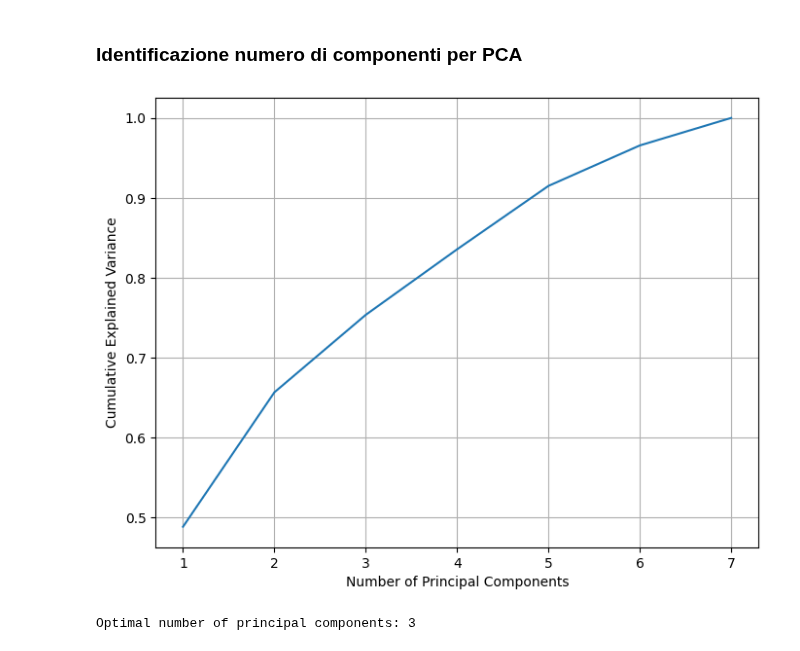
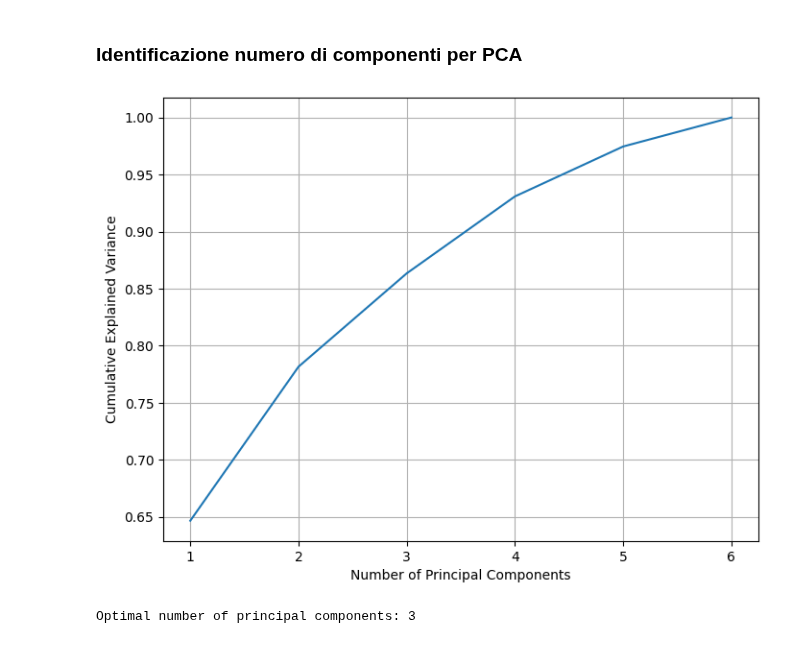
Before and after one commit to ChefBB/data_mining_1, a Jupyter notebook: code/clustering_k-means.ipynb, the cells around one changed output. Cells and saved outputs as stored; diff of their text form; code cells hidden in the pictures.

```diff
--- a/code/clustering_k-means.ipynb
+++ b/code/clustering_k-means.ipynb
@@ -51,13 +52,14 @@ pp_train = pp_train[pp_train["outlier"] != True]
 #                     "numRegions", "userReviewsTotal", "fill_runtimeMinutes"]].values
 
 numeric = pp_train[[
-                    "startYear",
+                    #"startYear",  #provo a toglierla al prossimo step
                     "numVotes",
                     "totalCredits",
                     "numRegions",
+                    #'rating',
                     "userReviewsTotal",
-                    # 'totalNominations',
-                    # 'totalMedia',
+                    #'totalNominations',
+                    'totalMedia',
                     "criticReviewsTotal",
                     #'fill_runtimeMinutes_Bruno'
                     ]].values
@@ -115,0 +105,27 @@ plt.tight_layout()
+# %%
+import matplotlib.pyplot as plt
+import matplotlib.cm as cm
+import numpy as np
+
+cluster_range = list(range(2, 11))
+
+fig, axes = plt.subplots(2, 1, figsize=(5, 5), sharex=True)
+
+# Plot Silhouette Scores
+axes[0].plot(cluster_range, sil_list, marker='o', label='Silhouette Score')
+axes[0].set_ylabel('Silhouette Score')
+axes[0].set_title('Silhouette Score vs k')
+axes[0].grid(True, linestyle='--', alpha=0.6)
+# axes[0].legend()
+
+# Plot SSE Scores
+axes[1].plot(cluster_range, sse_list, marker='o', label='SSE')
+axes[1].set_xlabel('Number of Clusters (k)')
+axes[1].set_ylabel('SSE')
+axes[1].set_title('SSE vs k')
+axes[1].grid(True, linestyle='--', alpha=0.6)
+# axes[1].legend()
+
+plt.tight_layout()
+plt.show()
+# plt.savefig('C:\\Users\\Gagia\\Desktop\\progetto DM\\report_data_semantics\\plots\\sse_silh_kmeans_set2.png')
@@ -169,45 +186,48 @@ Silhouette 0.2527190812906666
 from sklearn.preprocessing import StandardScaler
 
 def visualize_pca_components(df):
-    features = ["startYear",
+    features = [#"startYear",  #provo a toglierla al prossimo step
                     "numVotes",
                     "totalCredits",
                     "numRegions",
+                    #'rating',
                     "userReviewsTotal",
-                    # 'totalNominations',
+                    #'totalNominations',
                     'totalMedia',
-                    "criticReviewsTotal"]
+                    "criticReviewsTotal",
+                    #'fill_runtimeMinutes_Bruno'
+                    ]
     X = df[features]
 
     # Apply log transformation to handle skewness
     X = np.log1p(X)
 
     # Scale data
-    scaler = StandardScaler()
+    scaler = MinMaxScaler()
     X_scaled = scaler.fit_transform(X)
 
     # Perform PCA
     pca = PCA()
     pca.fit(X_scaled)
 
     # Calculate cumulative explained variance ratio
     cum_var_ratio = np.cumsum(pca.explained_variance_ratio_)
 
     # Create the plot
     fig, ax = plt.subplots(figsize=(8, 6))
     #ax.plot(range(1, len(cum_var_ratio) + 1), cum_var_ratio, marker='o')
     ax.plot(range(1, len(cum_var_ratio) + 1), cum_var_ratio)
     plt.grid()
     ax.set_xlabel('Number of Principal Components')
     ax.set_ylabel('Cumulative Explained Variance')
     plt.show()
 
 # Example usage
 visualize_pca_components(pp_train)
 
 # plt.savefig('C:\\Users\\Gagia\\Desktop\\progetto DM\\report_data_semantics\\plots\\pca_kmeans.png')
 # %% [output]
-[figure, old version]
+[figure, new version]
 # %%
 import numpy as np
 import pandas as pd
```
Also changed, not shown: parts of 14 cells of this notebook.
